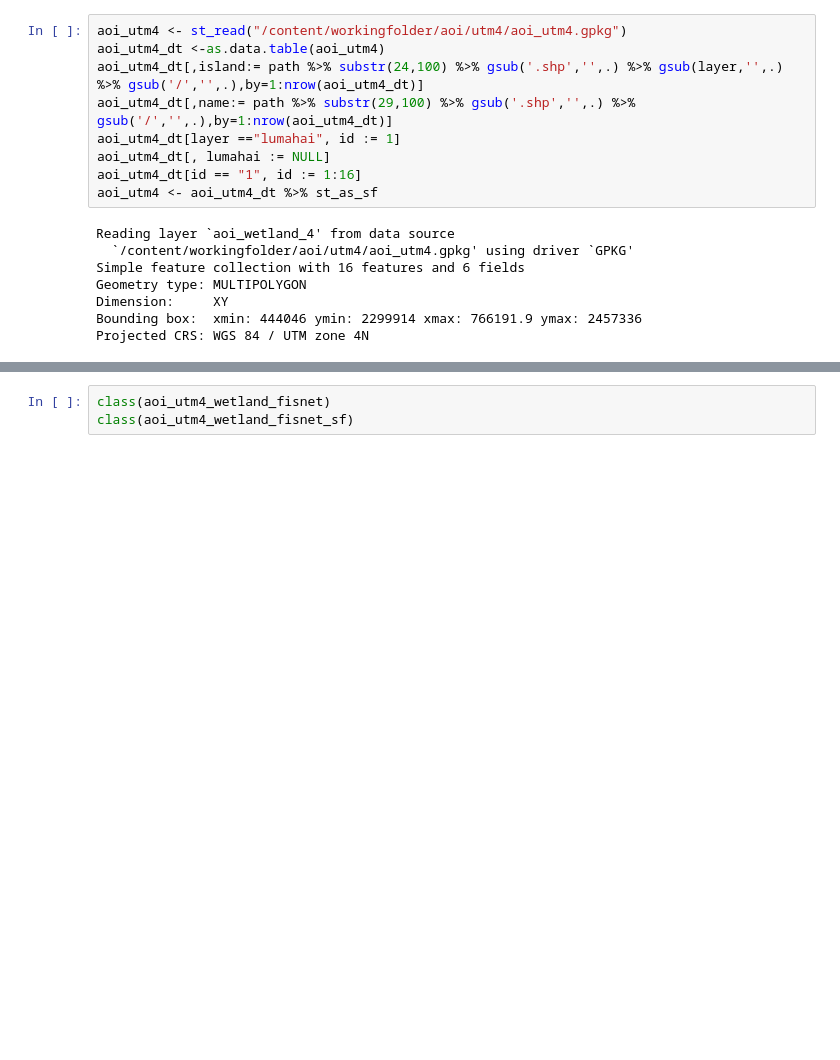
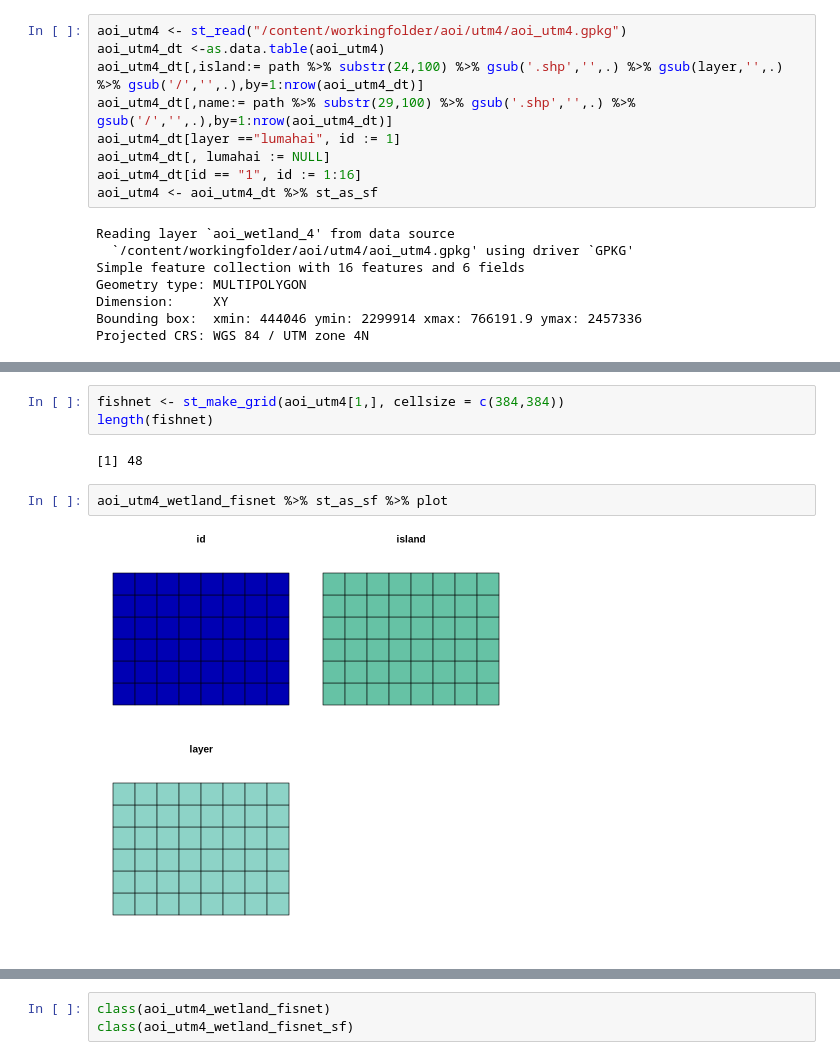
Before and after one commit to MadmanMarble/MadmanMarble, a Jupyter notebook: Untitled30.ipynb, the cells around one changed output, grey strips where cells are left out. Drawn from its saved outputs; the diff is of its cells as text; blank space fills up the shorter version.

Commit message:
edits to the make fishnet

```diff
--- a/Untitled30.ipynb
+++ b/Untitled30.ipynb
@@ -464,2 +625,11 @@ Projected CRS: WGS 84 / UTM zone 4N
+# %%
+fishnet <- st_make_grid(aoi_utm4[1,], cellsize = c(384,384))
+length(fishnet)
+# %% [output]
+[1] 48
+# %%
+aoi_utm4_wetland_fisnet %>% st_as_sf %>% plot
+# %% [output]
+[figure, added]
 # %%
 # planet 3 meter data, 768,768 = 256x256 pixels.This works correctly.
```
Also changed, not shown: parts of 22 cells of this notebook.
